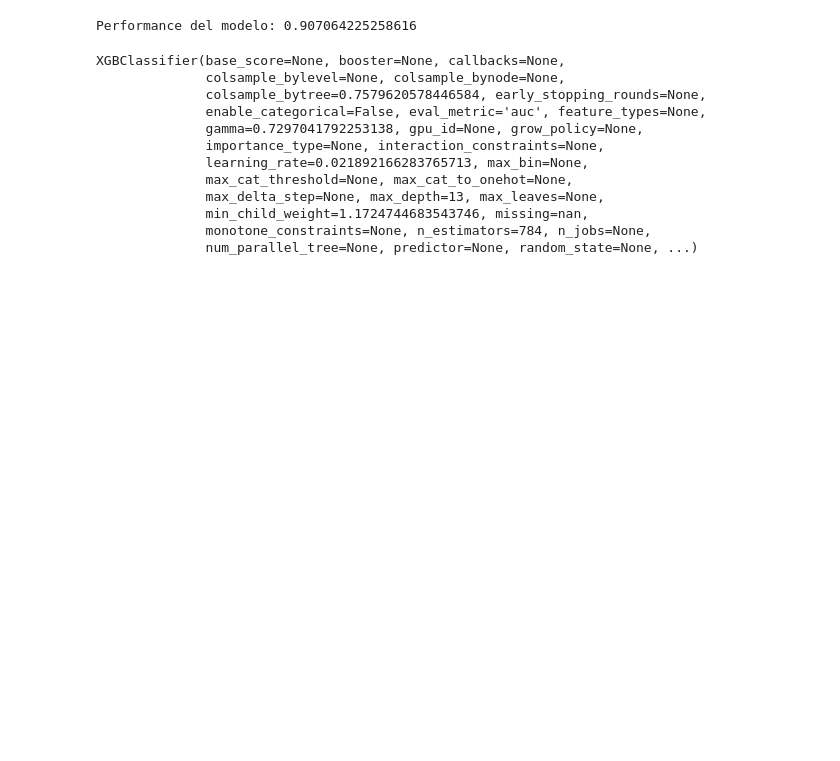
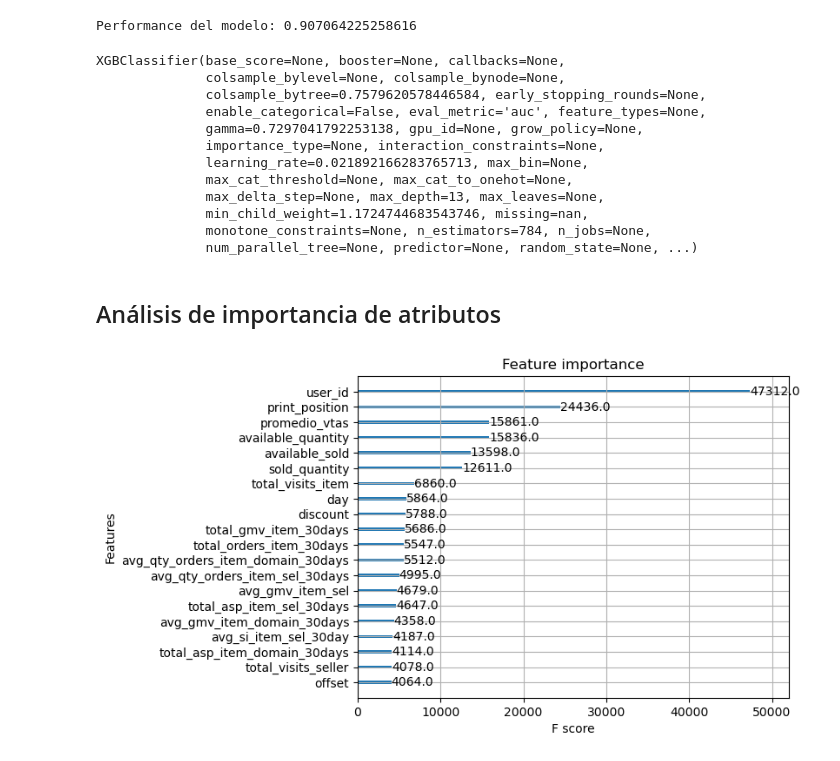
Before and after one commit to FFrusto/TP2_TDVI, a Jupyter notebook: modelo_final.ipynb, the cells around one changed output. Cells and saved outputs as stored; diff of their text form; code cells hidden in the pictures; blank space fills up the shorter version.

```diff
--- a/modelo_final.ipynb
+++ b/modelo_final.ipynb
@@ -474,3 +473,10 @@ y_preds = clf_xgb2.predict_proba(eval_data.drop(columns=["ROW_ID"]))[:, clf_xgb2
 submission_df = pd.DataFrame({"ROW_ID": eval_data["ROW_ID"], "conversion": y_preds})
 submission_df["ROW_ID"] = submission_df["ROW_ID"].astype(int)
 submission_df.to_csv("xgboost_model_20.csv", sep=",", index=False)
+# %% [markdown]
+## Análisis de importancia de atributos
+# %%
+xgb.plot_importance(clf_xgb2, max_num_features=20)
+plt.show()
+# %% [output]
+[figure, added]
```
Also changed, not shown: parts of 4 cells of this notebook.
